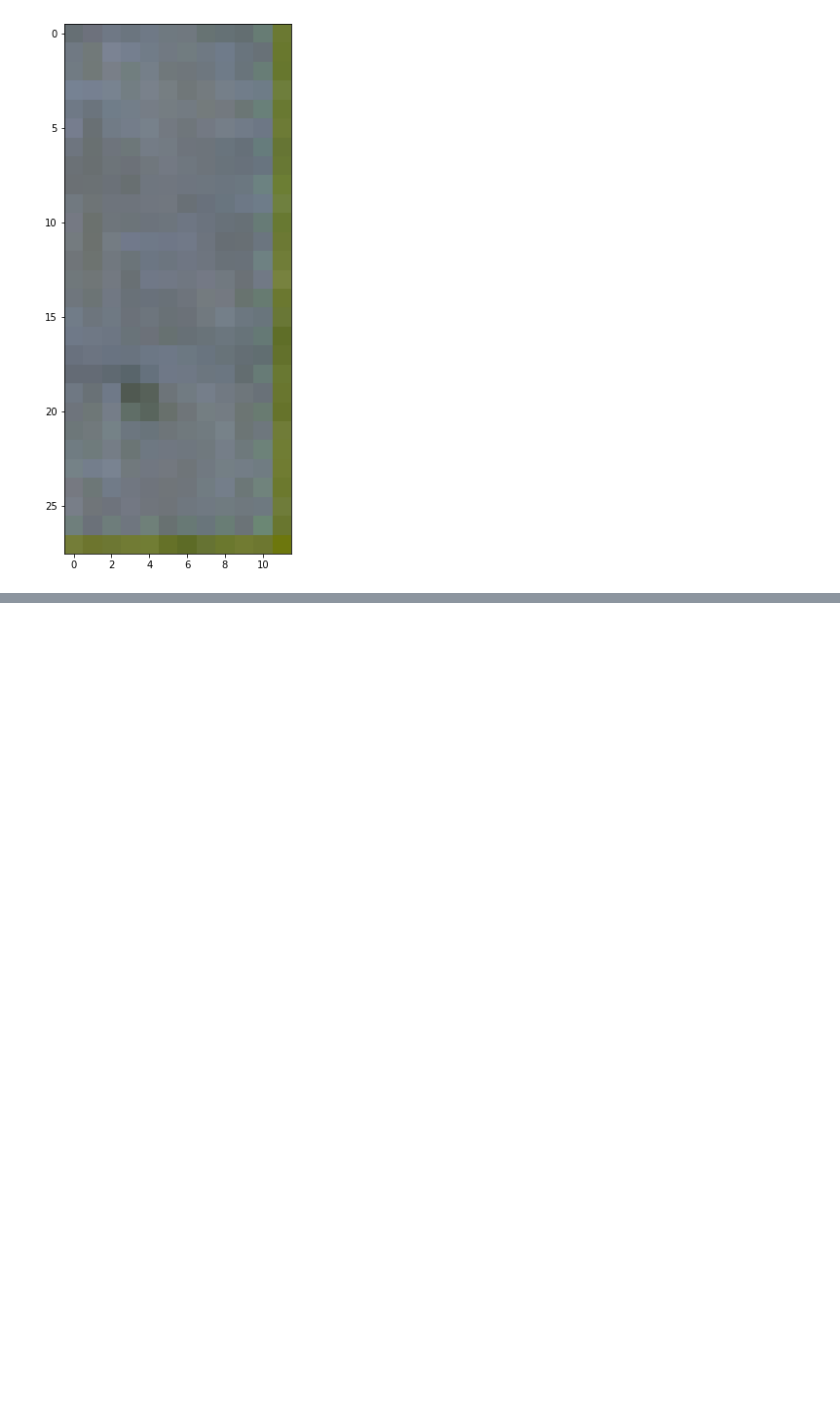
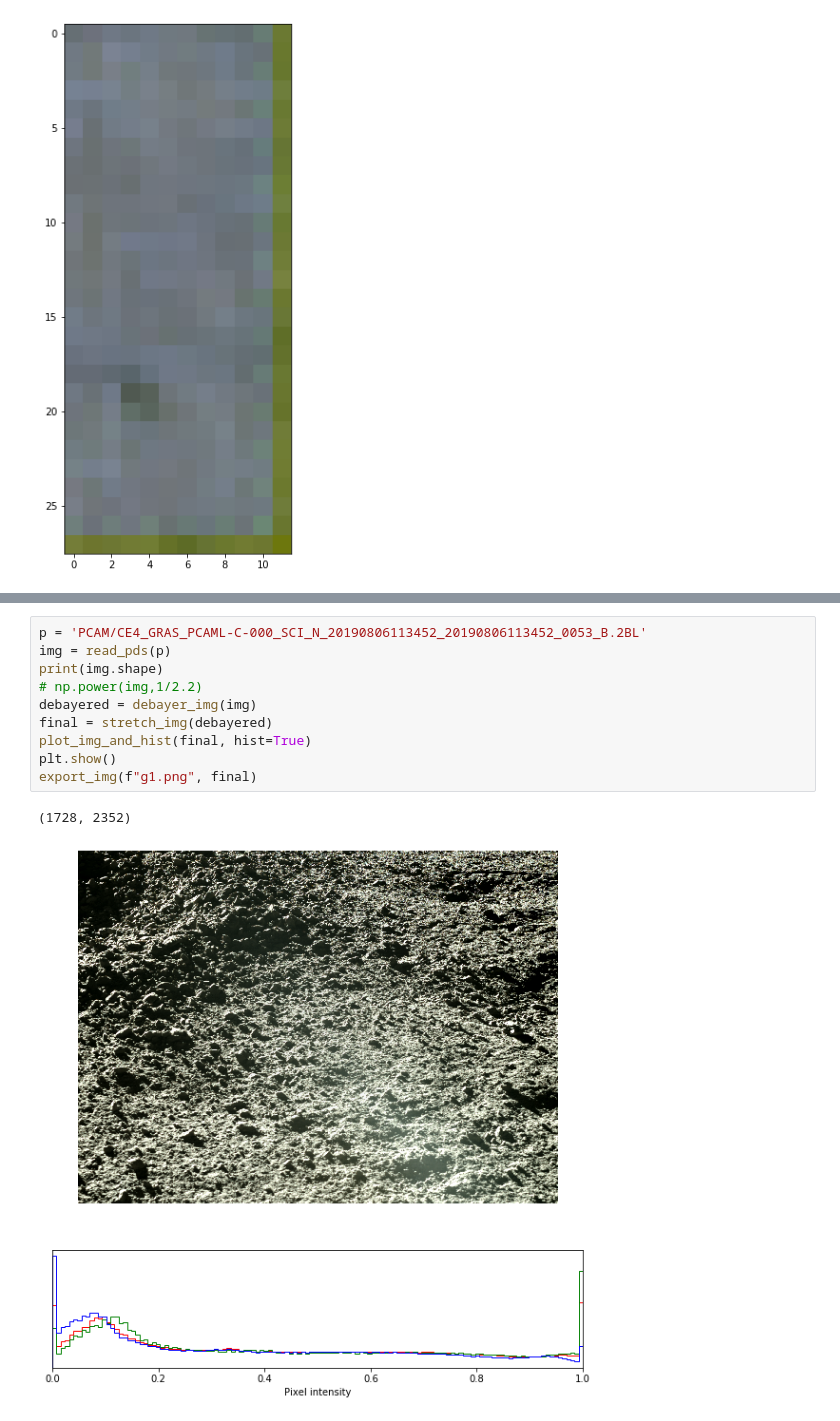
Before and after one commit to siyu6974/ChangE_4_data_playground, a Jupyter notebook: experiment.ipynb, the cells around one changed output, grey strips where cells are left out. Saved outputs shown, nothing was run; the diff lists cells and outputs as text; blank space fills up the shorter version.

```diff
--- a/experiment.ipynb
+++ b/experiment.ipynb
@@ -183,0 +205,13 @@ ax_img.imshow(img[1700:,2340:,:], cmap='gray')
+# %%
+p = 'PCAM/CE4_GRAS_PCAML-C-000_SCI_N_20190806113452_20190806113452_0053_B.2BL'
+img = read_pds(p)
+print(img.shape)
+# np.power(img,1/2.2)
+debayered = debayer_img(img)
+final = stretch_img(debayered)
+plot_img_and_hist(final, hist=True)
+plt.show()
+export_img(f"g1.png", final)
+# %% [output]
+(1728, 2352)
+[figure, added]
```
Also changed, not shown: parts of 3 cells of this notebook.
